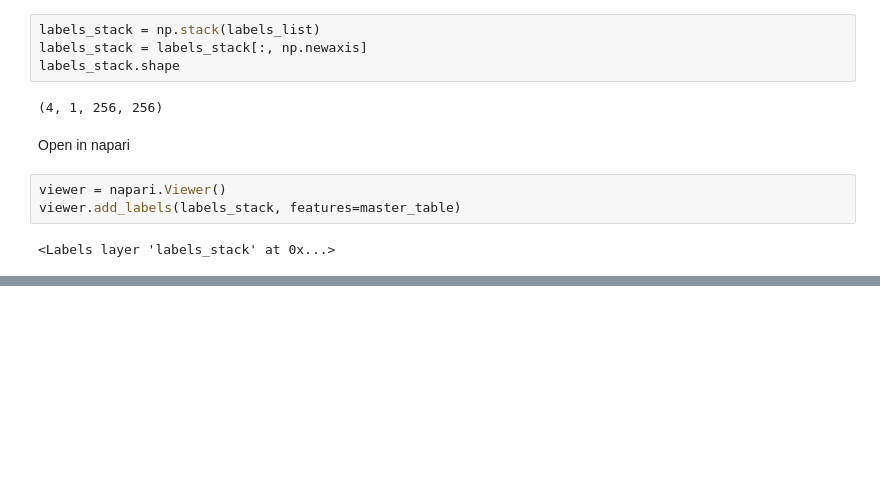
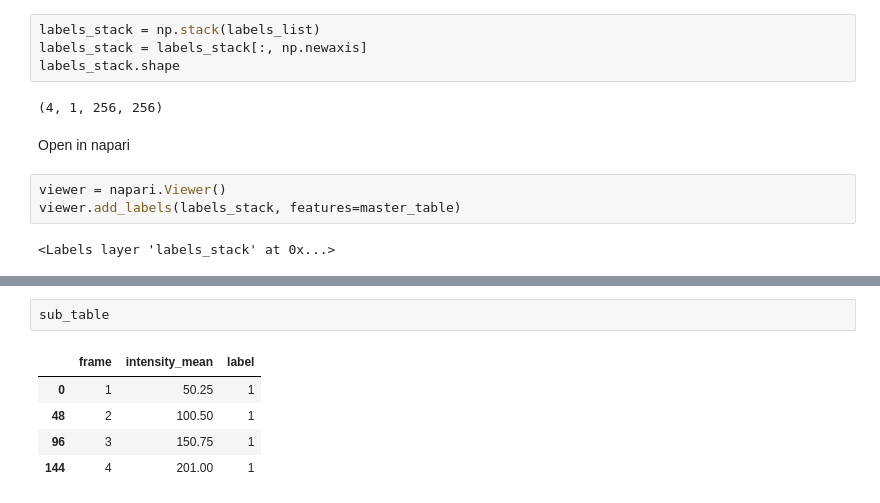
Before and after one commit to zoccoler/napari-matplotlib, a Jupyter notebook: examples/Overlay_layers_features.ipynb, the cells around one changed output, grey strips where cells are left out. Drawn from its saved outputs; the diff is of its cells as text; blank space fills up the shorter version.

```diff
--- a/examples/Overlay_layers_features.ipynb
+++ b/examples/Overlay_layers_features.ipynb
@@ -235,0 +317,8 @@ viewer.window.add_dock_widget(widget)
+# %%
+sub_table
+# %% [output]
+|  | frame | intensity_mean | label |
+| 0 | 1 | 50.25 | 1 |
+| 48 | 2 | 100.50 | 1 |
+| 96 | 3 | 150.75 | 1 |
+| 144 | 4 | 201.00 | 1 |
```
Also changed, not shown: parts of 10 cells of this notebook.
